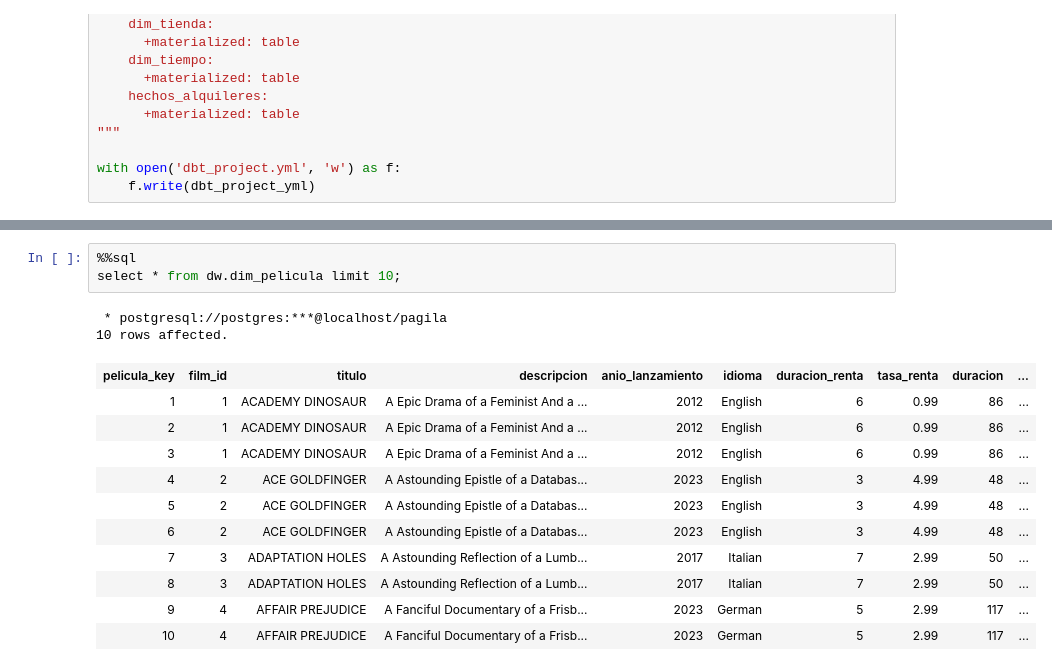
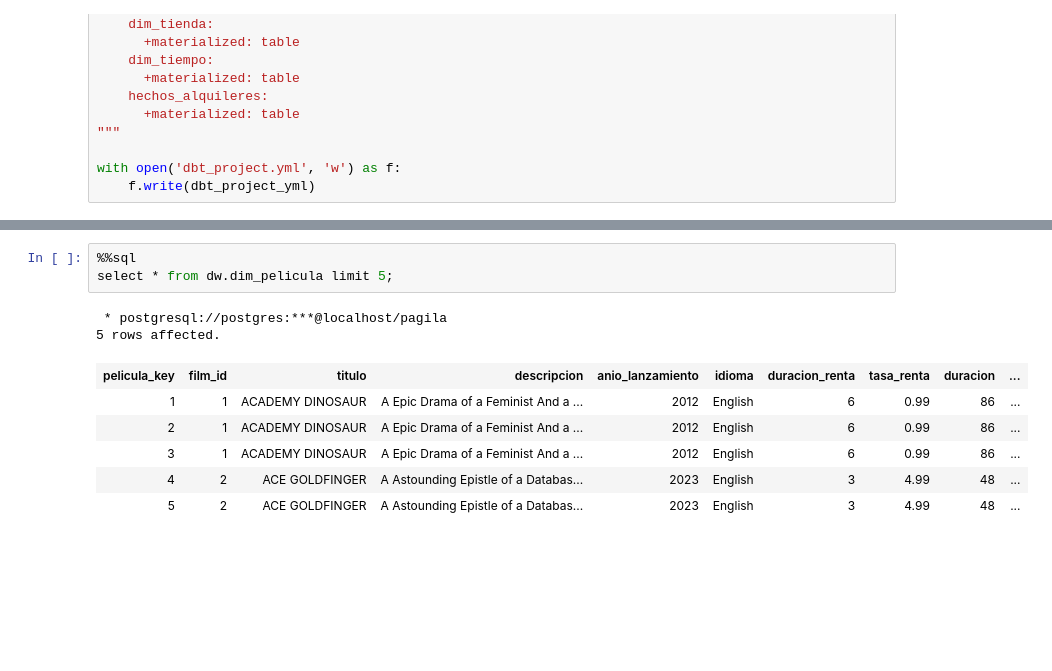
Before and after one commit to rubuntu/uaa-417-sistemas-de-gestion-de-bases-de-datos-avanzados, a Jupyter notebook: dbt_sakila_dw.ipynb, the cells around one changed output, grey strips where cells are left out. Saved outputs shown, nothing was run; the diff lists cells and outputs as text; blank space fills up the shorter version.

```diff
--- a/dbt_sakila_dw.ipynb
+++ b/dbt_sakila_dw.ipynb
@@ -504,17 +476,12 @@ Schema: dw, Table: hechos_alquileres
 # %%
 %%sql
-select * from dw.dim_pelicula limit 10;
+select * from dw.dim_pelicula limit 5;
 # %% [output]
  * postgresql://postgres:***@localhost/pagila
-10 rows affected.
+5 rows affected.
 | pelicula_key | film_id | titulo | descripcion | anio_lanzamiento | idioma | duracion_renta | tasa_renta | duracion | ... |
 | 1 | 1 | ACADEMY DINOSAUR | A Epic Drama of a Feminist And a ... | 2012 | English | 6 | 0.99 | 86 | ... |
 | 2 | 1 | ACADEMY DINOSAUR | A Epic Drama of a Feminist And a ... | 2012 | English | 6 | 0.99 | 86 | ... |
 | 3 | 1 | ACADEMY DINOSAUR | A Epic Drama of a Feminist And a ... | 2012 | English | 6 | 0.99 | 86 | ... |
 | 4 | 2 | ACE GOLDFINGER | A Astounding Epistle of a Databas... | 2023 | English | 3 | 4.99 | 48 | ... |
 | 5 | 2 | ACE GOLDFINGER | A Astounding Epistle of a Databas... | 2023 | English | 3 | 4.99 | 48 | ... |
-| 6 | 2 | ACE GOLDFINGER | A Astounding Epistle of a Databas... | 2023 | English | 3 | 4.99 | 48 | ... |
-| 7 | 3 | ADAPTATION HOLES | A Astounding Reflection of a Lumb... | 2017 | Italian | 7 | 2.99 | 50 | ... |
-| 8 | 3 | ADAPTATION HOLES | A Astounding Reflection of a Lumb... | 2017 | Italian | 7 | 2.99 | 50 | ... |
-| 9 | 4 | AFFAIR PREJUDICE | A Fanciful Documentary of a Frisb... | 2023 | German | 5 | 2.99 | 117 | ... |
-| 10 | 4 | AFFAIR PREJUDICE | A Fanciful Documentary of a Frisb... | 2023 | German | 5 | 2.99 | 117 | ... |
```
Also changed, not shown: parts of 7 cells of this notebook.
